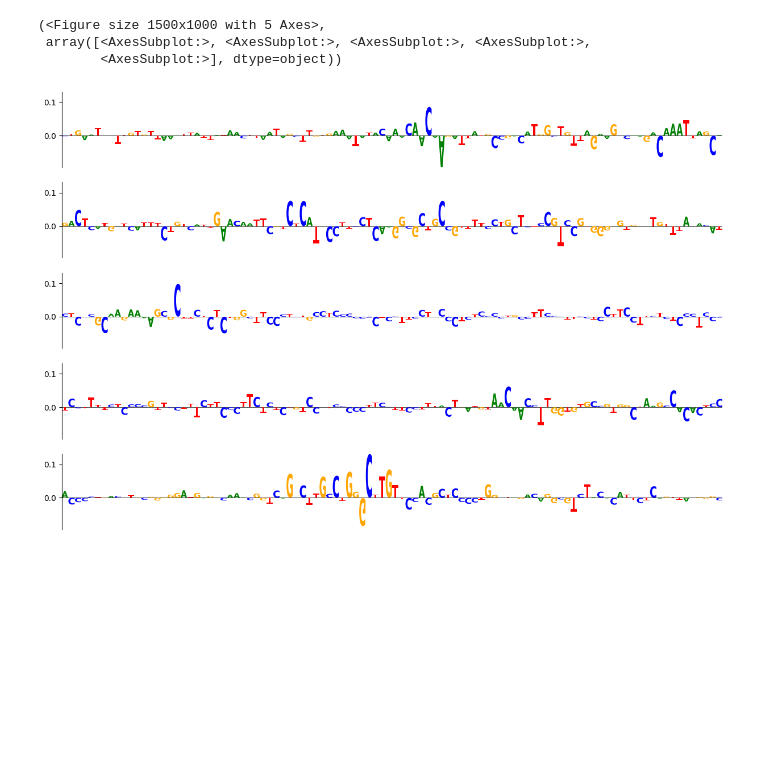
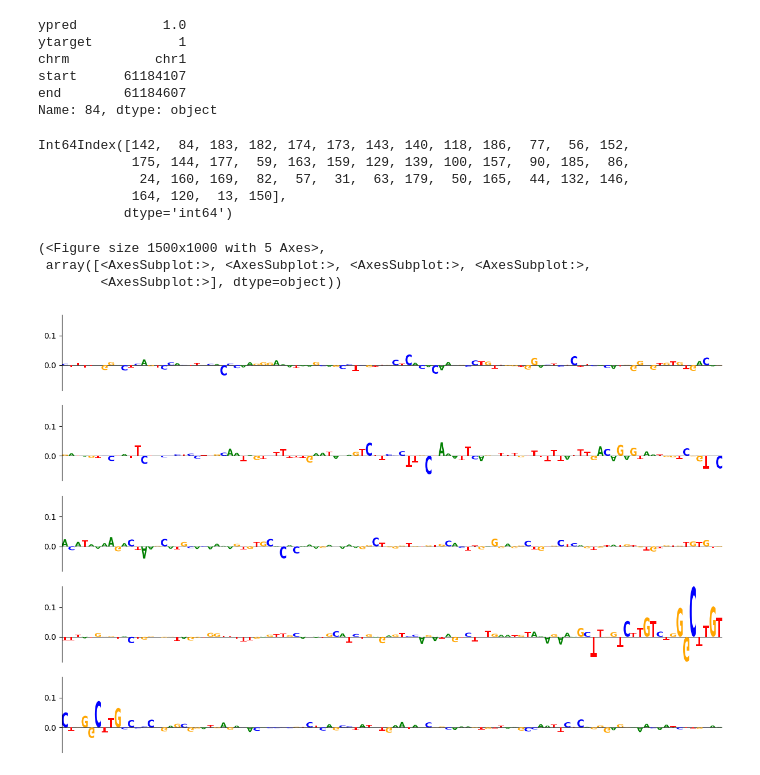
Before and after one commit to deeprob/starrseq_results, a Jupyter notebook: 4_ml_classification_fragment_category/notebooks/1_resnet_tracks.ipynb, the cells around one changed output. Cells and saved outputs as stored; diff of their text form; code cells hidden in the pictures; blank space fills up the shorter version.

```diff
--- a/4_ml_classification_fragment_category/notebooks/1_resnet_tracks.ipynb
+++ b/4_ml_classification_fragment_category/notebooks/1_resnet_tracks.ipynb
@@ -58,6 +58,23 @@ genome = Fasta(genome_fasta, as_raw=True)
 nlinear_pred_df, nlinear_seq_arr, nlinear_loc_arr = read_pred_files(nlinear_pred_file, nlinear_seq_arr_file, nlinear_loc_arr_file)
 # %%
 top_pred_idxs = nlinear_pred_df.loc[(nlinear_pred_df.ytarget==1)&(nlinear_pred_df.ypred>0.99)].sort_values("ypred", ascending=False).index
+# %%
+nlinear_pred_df.iloc[84]
+# %% [output]
+ypred           1.0
+ytarget           1
+chrm           chr1
+start      61184107
+end        61184607
+Name: 84, dtype: object
+# %%
+top_pred_idxs
+# %% [output]
+Int64Index([142,  84, 183, 182, 174, 173, 143, 140, 118, 186,  77,  56, 152,
+            175, 144, 177,  59, 163, 159, 129, 139, 100, 157,  90, 185,  86,
+             24, 160, 169,  82,  57,  31,  63, 179,  50, 165,  44, 132, 146,
+            164, 120,  13, 150],
+           dtype='int64')
 # %%
 def get_seq_info(idx, reverse=False):
     chrm, start, end = nlinear_pred_df.iloc[idx].loc[["chrm", "start", "end"]].values
@@ -67,10 +84,10 @@ def get_seq_info(idx, reverse=False):
     seq_attr = nlinear_seq_arr[idx]
     return seq, seq_attr, (chrm, start, end)
 # %%
-s, sa, (chrm, start, end) = get_seq_info(top_pred_idxs[15]) # good examples 2,5,6,7,11,14 ; very good 8,
+s, sa, (chrm, start, end) = get_seq_info(top_pred_idxs[5]) # good examples 2,5,6,7,11,14 ; very good 8, # interesting 15
 create_seqattr_figure(s, sa)
 # %% [output]
 (<Figure size 1500x1000 with 5 Axes>,
  array([<AxesSubplot:>, <AxesSubplot:>, <AxesSubplot:>, <AxesSubplot:>,
         <AxesSubplot:>], dtype=object))
-[figure, old version]
+[figure, new version]
```
Also changed, not shown: 10 other files.
